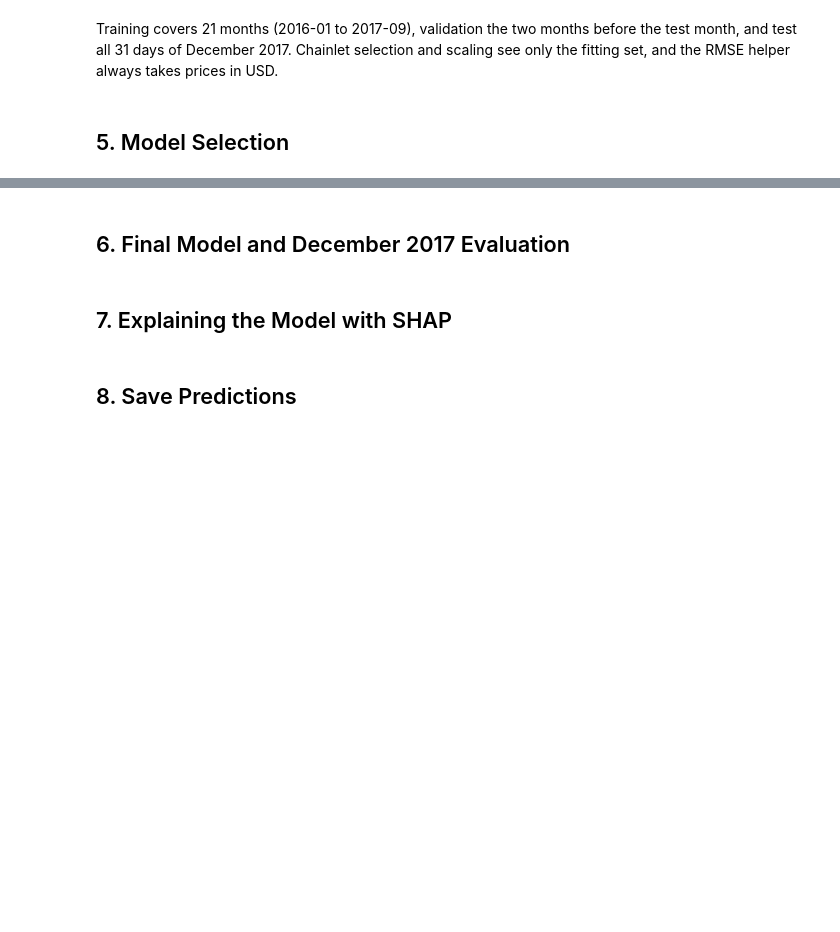
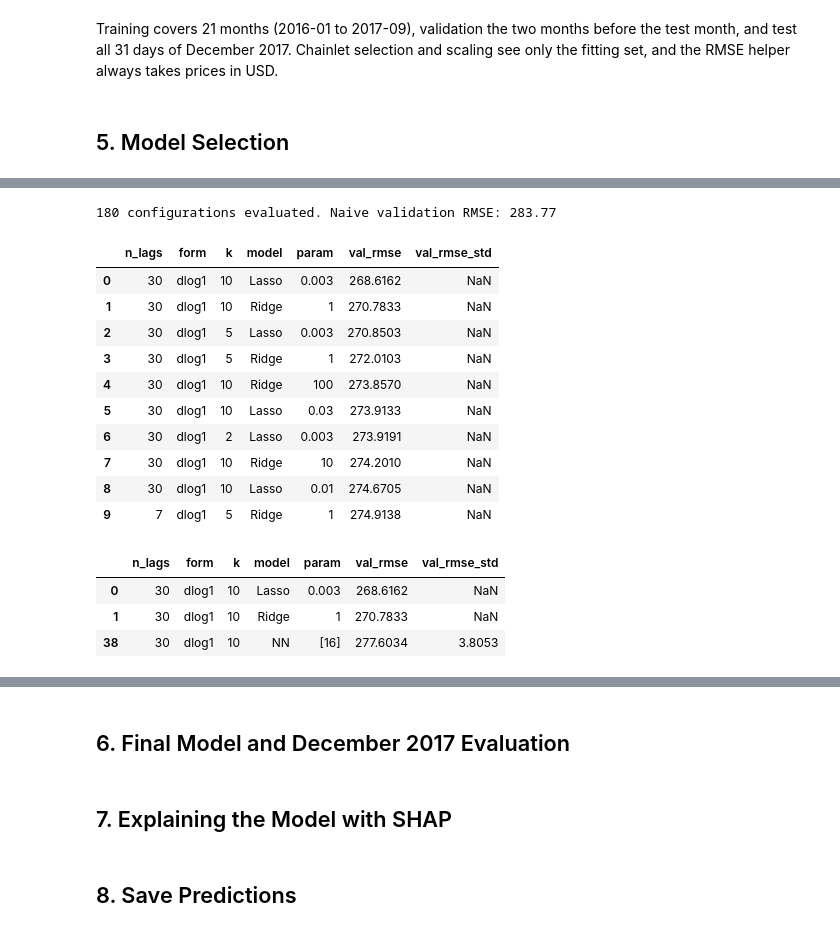
Before and after one commit to hubertantoniewicz/Bitcoin_Price_Prediction_xAI, a Jupyter notebook: BTC_Prediction_xAI_hu827797.ipynb, the cells around one changed output, grey strips where cells are left out. Saved outputs shown, nothing was run; the diff lists cells and outputs as text; code cells hidden in the pictures; blank space fills up the shorter version.

Commit message:
Step 6: model selection over Ridge, Lasso and NN with validation RMSE

```diff
--- a/BTC_Prediction_xAI_hu827797.ipynb
+++ b/BTC_Prediction_xAI_hu827797.ipynb
@@ -187,10 +192,12 @@ def build_features(data, n_lags):
         'range_pos': (lags['price_lag1'] - lo) / (hi - lo).replace(0, np.nan),
     }, index=data.index)
 
-    chain = np.log1p(data[['totaltx', 'amo_total'] + occ_cols + amo_cols].shift(1)).add_suffix('_lag1')
+    log_activity = np.log1p(data[['totaltx', 'amo_total'] + occ_cols + amo_cols])
+    level = log_activity.shift(1).add_suffix('_lag1')
+    change = (log_activity.shift(1) - log_activity.shift(2)).add_suffix('_dlog1')
 
     target = (data['price'] - lags['price_lag1']).rename('target')
-    out = pd.concat([data[['date', 'price']], lags, summary, chain, target], axis=1)
+    out = pd.concat([data[['date', 'price']], lags, summary, level, change, target], axis=1)
     return out.dropna().reset_index(drop=True)
 
 def feature_columns(frame):
@@ -277,16 +284,19 @@ pd.DataFrame({name: [s['date'].min().date(), s['date'].max().date(), len(s)]
 
 800 chainlet columns against ~630 training rows would let a model fit noise. For each family (OCC and AMO) the `k` columns with the highest absolute correlation with the target are kept, with correlations computed **on the fitting set only**. Selecting by count of each family guarantees both OCC and AMO are always present. `k` is tuned on validation in Section 5.
 # %%
-def select_chainlets(fit_frame, k):
-    """Top-k OCC and top-k AMO chainlets by |corr| with the target, using fit_frame only."""
+def select_chainlets(fit_frame, k, form='lag1'):
+    """Top-k OCC and top-k AMO chainlets of one form ('lag1' level or 'dlog1' change)
+    by |corr| with the target, using fit_frame only."""
     chosen = []
     for prefix in ('occ_', 'amo_'):
-        cols = [c for c in fit_frame.columns if c.startswith(prefix) and ':' in c]
+        cols = [c for c in fit_frame.columns if c.startswith(prefix) and ':' in c and c.endswith(form)]
         corr = fit_frame[cols].corrwith(fit_frame['target']).abs().fillna(0)
         chosen += corr.nlargest(k).index.tolist()
     return chosen
 
-BASE_COLS = [c for c in feat_cols if ':' not in c]  # lags, summaries, totaltx, amo_total
+def base_columns(frame):
+    """Non-chainlet features: price lags, summaries, totaltx and amo_total (level and change)."""
+    return [c for c in feature_columns(frame) if ':' not in c]
 
 top = select_chainlets(train, k=10)
 corr = train[top].corrwith(train['target']).round(3)
@@ -329,7 +339,7 @@ def to_price(frame, y_scaled, y_scaler):
 def rmse(y, y_):
     return np.sqrt(((y - y_.flatten()) ** 2).mean())
 
-cols = BASE_COLS + top
+cols = base_columns(train) + top
 (X_tr, y_tr), (X_va,), y_scaler = make_xy(train, [val], cols)
 print(f'X_train {X_tr.shape}, X_val {X_va.shape}')
 print(f'train feature means ~0: {np.abs(X_tr.mean(axis=0)).max():.1e}, stds ~1: {X_tr.std(axis=0).mean():.3f}')
@@ -345,0 +389,59 @@ Training covers 21 months (2016-01 to 2017-09), validation the two months before
+# %%
+LAG_OPTIONS = [7, 14, 30]
+FORMS = ['lag1', 'dlog1']
+K_OPTIONS = [2, 5, 10]
+RIDGE_ALPHAS = [1, 10, 100, 1000]
+LASSO_ALPHAS = [0.003, 0.01, 0.03]
+NN_ARCHS = [[16], [32, 16], [64, 32]]
+NN_SEEDS = [1, 2, 3]
+
+splits = {n: split(build_features(df, n)) for n in LAG_OPTIONS}
+naive_val = rmse(splits[7][1]['price'].values, splits[7][1]['price_lag1'].values)
+
+results = []
+for n_lags in LAG_OPTIONS:
+    tr, va, _ = splits[n_lags]
+    for form in FORMS:
+        for k in K_OPTIONS:
+            cols = base_columns(tr) + select_chainlets(tr, k, form)
+            (X, y), (X_val,), y_scaler = make_xy(tr, [va], cols)
+            score = lambda pred: rmse(va['price'].values, to_price(va, pred, y_scaler))
+            setup = dict(n_lags=n_lags, form=form, k=k)
+
+            for a in RIDGE_ALPHAS:
+                m = Ridge(alpha=a).fit(X, y)
+                results.append({**setup, 'model': 'Ridge', 'param': a, 'val_rmse': score(m.predict(X_val))})
+            for a in LASSO_ALPHAS:
+                m = Lasso(alpha=a, max_iter=50_000).fit(X, y)
+                if uses_both_families(m.coef_, cols):
+                    results.append({**setup, 'model': 'Lasso', 'param': a, 'val_rmse': score(m.predict(X_val))})
+            for hidden in NN_ARCHS:
+                seed_scores = [score(fit_nn(X, y, hidden, s).predict(X_val, verbose=0)) for s in NN_SEEDS]
+                results.append({**setup, 'model': 'NN', 'param': str(hidden), 'val_rmse': np.mean(seed_scores),
+                                'val_rmse_std': np.std(seed_scores)})
+
+results = pd.DataFrame(results).sort_values('val_rmse').reset_index(drop=True)
+print(f'{len(results)} configurations evaluated. Naive validation RMSE: {naive_val:,.2f}')
+results.head(10)
+# %% [output]
+180 configurations evaluated. Naive validation RMSE: 283.77
+|  | n_lags | form | k | model | param | val_rmse | val_rmse_std |
+| 0 | 30 | dlog1 | 10 | Lasso | 0.003 | 268.6162 | NaN |
+| 1 | 30 | dlog1 | 10 | Ridge | 1 | 270.7833 | NaN |
+| 2 | 30 | dlog1 | 5 | Lasso | 0.003 | 270.8503 | NaN |
+| 3 | 30 | dlog1 | 5 | Ridge | 1 | 272.0103 | NaN |
+| 4 | 30 | dlog1 | 10 | Ridge | 100 | 273.8570 | NaN |
+| 5 | 30 | dlog1 | 10 | Lasso | 0.03 | 273.9133 | NaN |
+| 6 | 30 | dlog1 | 2 | Lasso | 0.003 | 273.9191 | NaN |
+| 7 | 30 | dlog1 | 10 | Ridge | 10 | 274.2010 | NaN |
+| 8 | 30 | dlog1 | 10 | Lasso | 0.01 | 274.6705 | NaN |
+| 9 | 7 | dlog1 | 5 | Ridge | 1 | 274.9138 | NaN |
+# %%
+# Best configuration per model family.
+best_per_model = results.loc[results.groupby('model')['val_rmse'].idxmin()].sort_values('val_rmse')
+best_per_model
+# %% [output]
+|  | n_lags | form | k | model | param | val_rmse | val_rmse_std |
+| 0 | 30 | dlog1 | 10 | Lasso | 0.003 | 268.6162 | NaN |
+| 1 | 30 | dlog1 | 10 | Ridge | 1 | 270.7833 | NaN |
+| 38 | 30 | dlog1 | 10 | NN | [16] | 277.6034 | 3.8053 |
```
Also changed, not shown: parts of 11 cells of this notebook.
